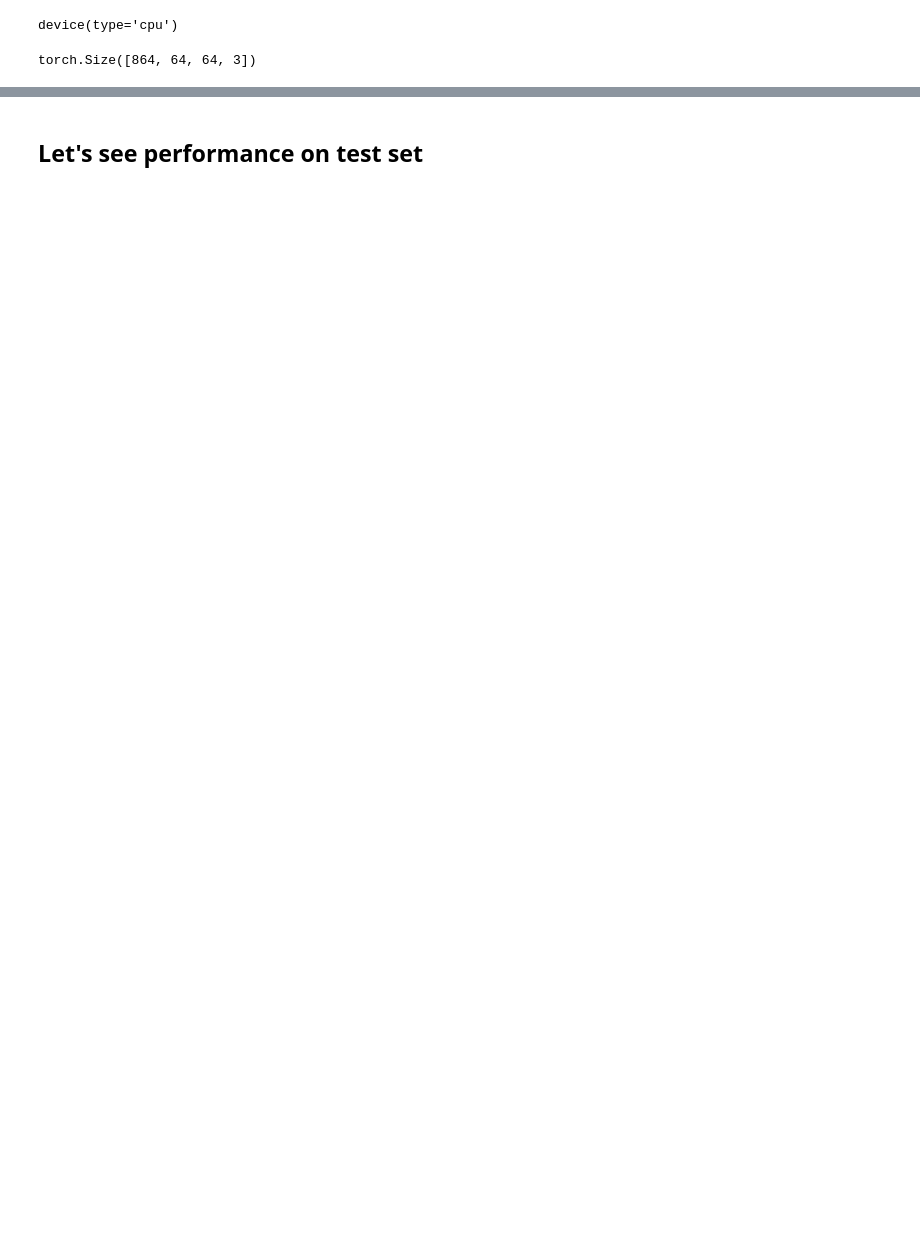
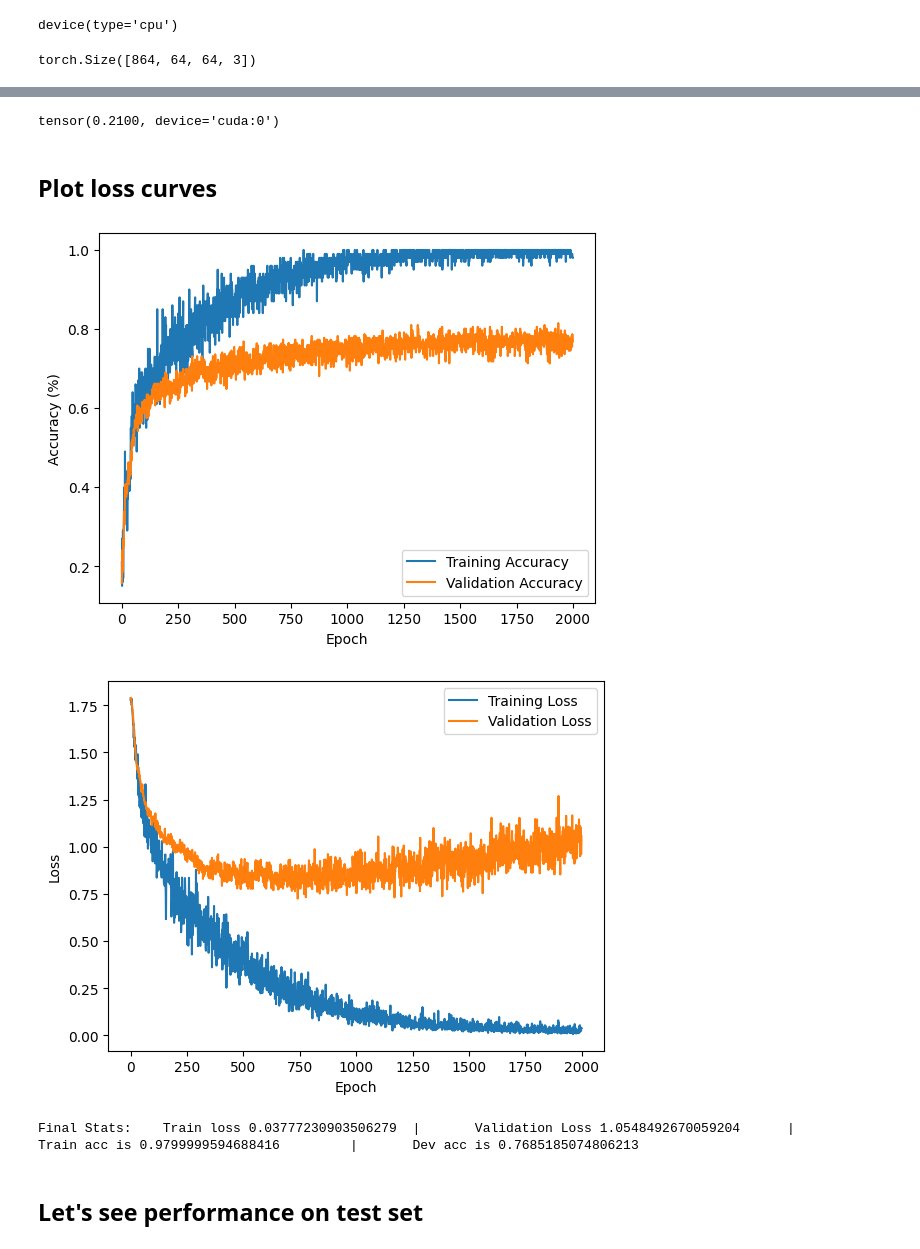
Before and after one commit to ariellubonja/hand-gesture-recognition, a Jupyter notebook: finger_gesture_detection_computer_vision_project.ipynb, the cells around one changed output, grey strips where cells are left out. Drawn from its saved outputs; the diff is of its cells as text; code cells hidden in the pictures; blank space fills up the shorter version.

```diff
--- a/finger_gesture_detection_computer_vision_project.ipynb
+++ b/finger_gesture_detection_computer_vision_project.ipynb
@@ -250,7 +282,7 @@ dev_imgs = (DEV_IMAGES - torch.mean(torch.Tensor.float(DEV_IMAGES)))/ torch.std(
 
 model = LeNet5(input_height = HEIGHT, input_width= WIDTH,
                   n_classes=N_CLASSES)
-if device != torch.device("cpu"):
+if device.type != 'cpu':
     model.cuda()
 
 
@@ -270,7 +302,7 @@ for step in range(EPOCHS):
     # x = x.unsqueeze(0)
 
     # Forward pass: Get logits for x
-    logits = model(x.view((100, 3, 64, 64)))
+    logits = model(x)
     # Compute loss
     loss = F.cross_entropy(logits, y)
     # Zero gradients, perform a backward pass, and update the weights.
@@ -279,6 +311,7 @@ for step in range(EPOCHS):
     optimizer.step()
 
     train_acc, train_loss = approx_train_acc_and_loss(model, train_imgs, TRAIN_LABELS)
+    # train_acc, train_loss = dev_acc_and_loss(model, train_imgs, TRAIN_LABELS)
     dev_acc, dev_loss = dev_acc_and_loss(model, dev_imgs, DEV_LABELS)
     train_acc_col.append(train_acc)
     train_loss_col.append(train_loss)
@@ -296,7 +329,7 @@ for step in range(EPOCHS):
             'dev_acc': dev_acc
         }
 
-        print(f"On step {step}:\tTrain loss {train_loss}\t|\tDev acc is {dev_acc}")
+        print(f"On step {step}:\tTrain loss {train_loss}\t|\tTrain acc is {train_acc}|\tDev acc is {dev_acc}")
         # logger.writerow(step_metrics)
 # LOGFILE.close()
 
@@ -319,21 +349,31 @@ torch.reshape(x,(0, 3, 1, 2))
+# %%
+train_acc_col[0]
+# %% [output]
+tensor(0.2100, device='cuda:0')
+# %% [markdown]
+## Plot loss curves
 # %%
 fig1 = plt.figure()
-plt.plot(steps_col, train_acc_col, label = "Training Accuracy")
-plt.plot(steps_col, dev_acc_col, label = "Validation Accuracy")
+plt.plot(steps_col, [acc.cpu() for acc in train_acc_col], label = "Training Accuracy")
+plt.plot(steps_col, [acc.cpu() for acc in dev_acc_col], label = "Validation Accuracy")
 plt.xlabel("Epoch")
 plt.ylabel("Accuracy (%)")
 plt.legend()
 
 
 fig2 = plt.figure()
 plt.plot(steps_col, train_loss_col, label = "Training Loss")
 plt.plot(steps_col, dev_loss_col, label = "Validation Loss")
 plt.xlabel("Epoch")
 plt.ylabel("Loss")
 plt.legend()
 plt.show()
 
 print(f"Final Stats:\tTrain loss {train_loss_col[1999]}\t|\tValidation Loss {dev_loss_col[1999]}\t|\tTrain acc is {train_acc_col[1999]} \t|\tDev acc is {dev_acc_col[1999]}")
+# %% [output]
+[figure, added]
+[figure, added]
+Final Stats:    Train loss 0.03777230903506279  |       Validation Loss 1.0548492670059204      |       Train acc is 0.9799999594688416         |       Dev acc is 0.7685185074806213
 # %% [markdown]
 ## Let's see performance on test set
 # %%
```
Also changed, not shown: parts of 22 cells of this notebook.
